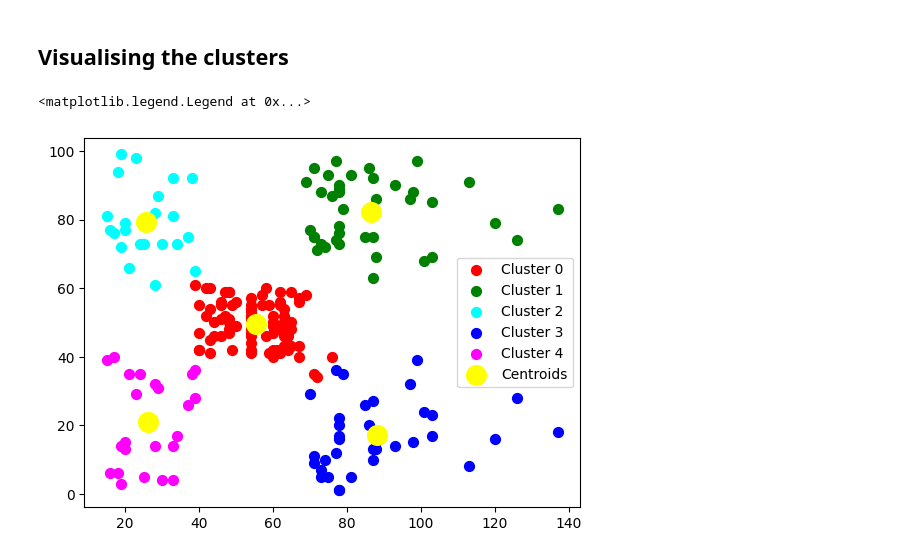
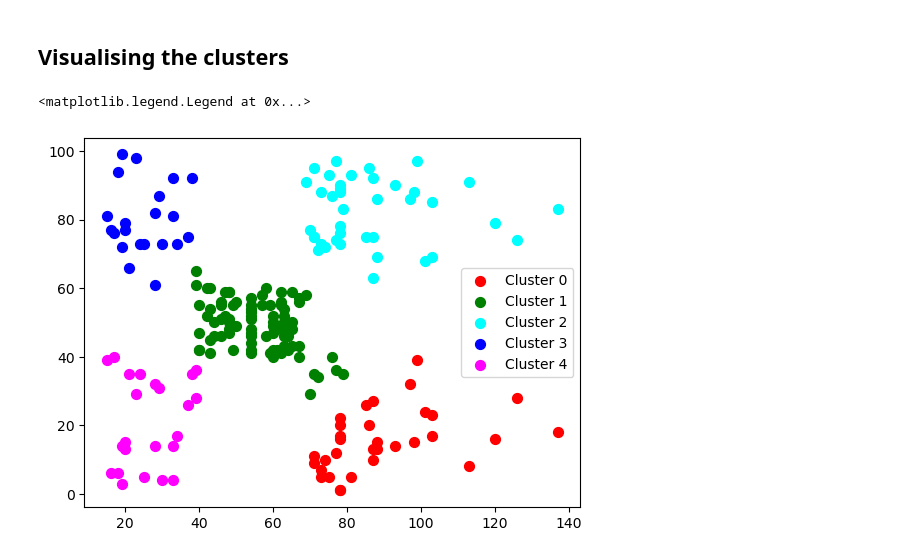
Before and after one commit to Amaan9136/machine_learning, a Jupyter notebook: algorithms/3 clustering-alg/2 hierarchical-clustering.ipynb, the cells around one changed output. Drawn from its saved outputs; the diff is of its cells as text; code cells hidden in the pictures.

Commit message:
chore: Hierarchical Clustering Added

```diff
--- a/algorithms/3 clustering-alg/2 hierarchical-clustering.ipynb
+++ b/algorithms/3 clustering-alg/2 hierarchical-clustering.ipynb
@@ -42,17 +38,0 @@ print(X[0:5])
-# %%
-from sklearn.cluster import KMeans
-
-wcss = []
-
-# find the best in 10 clusters
-for i in range(1,11):
-  model = KMeans(init='k-means++', n_clusters=i, random_state=42 )
-  model.fit(X)
-  wcss.append(model.inertia_)
-
-# plot for the (1 to 10) cluster numbers V/S wcss values
-plt.plot(range(1, 11), wcss)
-plt.title('The Elbow Method')
-plt.xlabel('Number of clusters')
-plt.ylabel('WCSS')
-plt.show()
@@ -66,3 +53,9 @@ y_pred = model.fit_predict(X)
+# %%
+# the value 5 is obtained by considering the hightest value of euclidean distance by drawing a vertical line (----) which passes though its center
+from sklearn.cluster import AgglomerativeClustering
+
+model = AgglomerativeClustering(n_clusters=5, affinity='euclidean', linkage='ward')
+y_pred = model.fit_predict(X)
 # %% [markdown]
 ## Visualising data before clustering
 # %%
@@ -79,15 +72,12 @@ plt.scatter(data[:,0],data[:,1], s=50, c='grey')
 # %%
 # plot 5 clusters (0 to 4)
 plt.scatter(X[y_pred == 0, 0], X[y_pred == 0, 1],s=50, c='red', label='Cluster 0')
 plt.scatter(X[y_pred == 1, 0], X[y_pred == 1, 1],s=50, c='green', label='Cluster 1')
 plt.scatter(X[y_pred == 2, 0], X[y_pred == 2, 1],s=50, c='cyan', label='Cluster 2')
 plt.scatter(X[y_pred == 3, 0], X[y_pred == 3, 1],s=50, c='blue', label='Cluster 3')
 plt.scatter(X[y_pred == 4, 0], X[y_pred == 4, 1],s=50, c='magenta', label='Cluster 4')
 
-# plot the cluster-centroids
-plt.scatter(model.cluster_centers_[:, 0], model.cluster_centers_[:, 1], s = 200, c = 'yellow', label = 'Centroids')
-
 plt.legend()
 # %% [output]
 <matplotlib.legend.Legend at 0x...>
-[figure, old version]
+[figure, new version]
```
Also changed, not shown: parts of 9 cells of this notebook, 3 other files.
